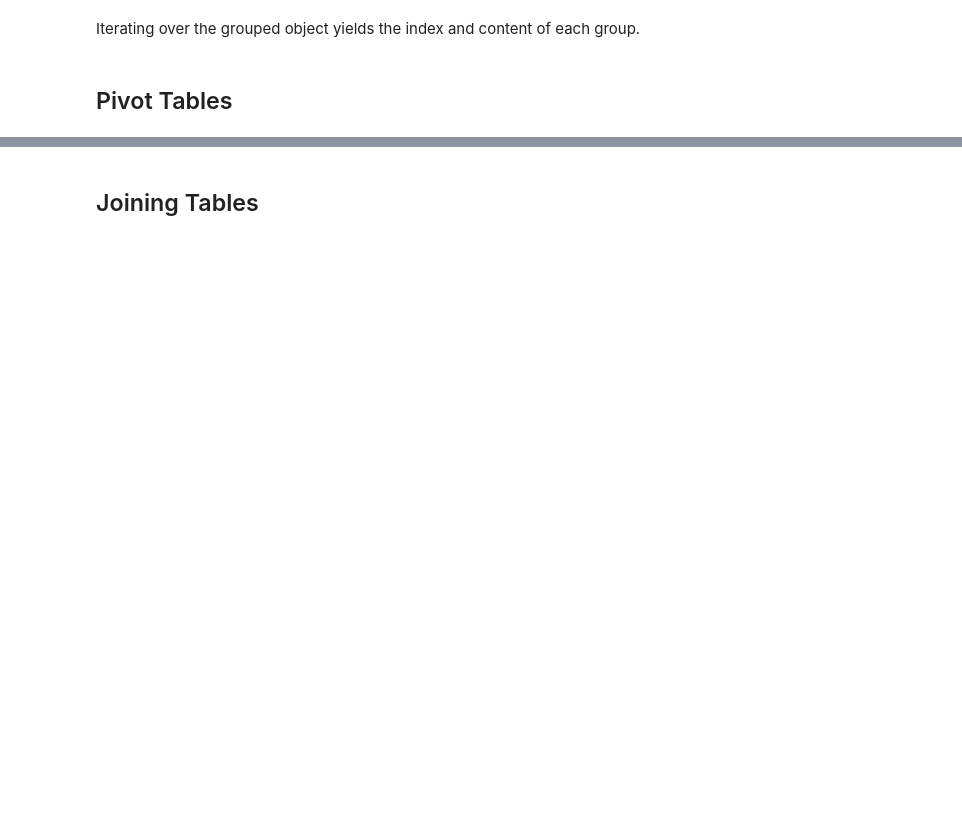
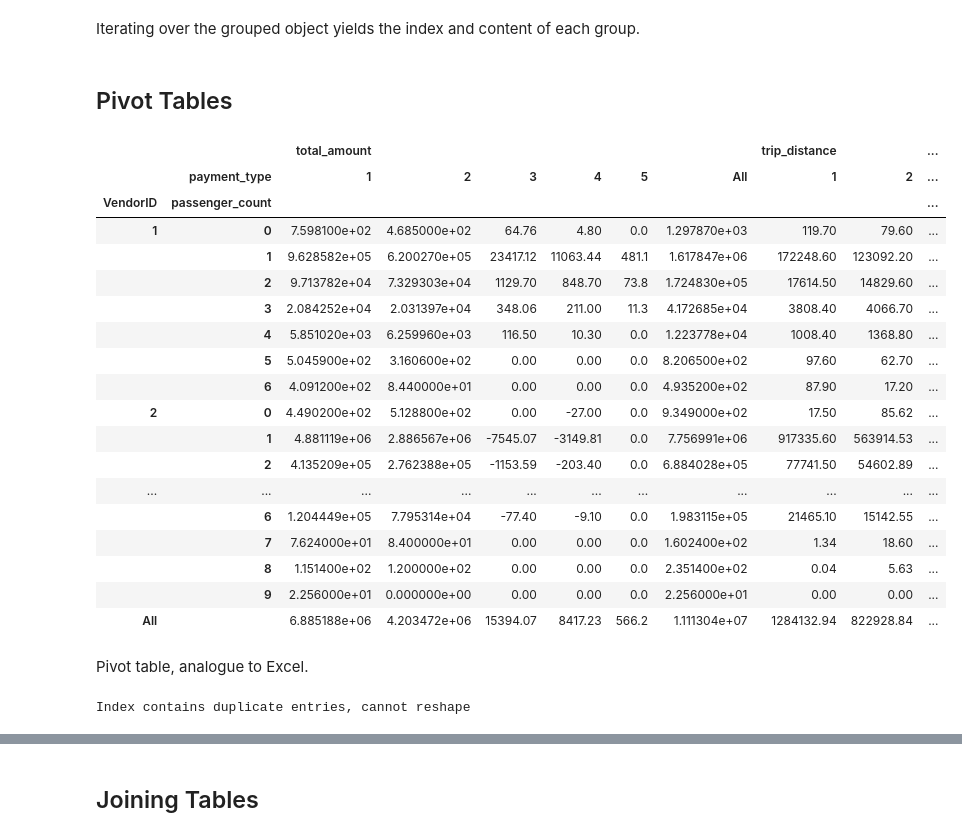
Before and after one commit to lungben/python_tutorial, a Jupyter notebook: notebooks/pandas.ipynb, the cells around one changed output, grey strips where cells are left out. Cells and saved outputs as stored; diff of their text form; code cells hidden in the pictures; blank space fills up the shorter version.

Commit message:
Pandas Pivot added

```diff
--- a/notebooks/pandas.ipynb
+++ b/notebooks/pandas.ipynb
@@ -641,3 +649,43 @@ for idx, df in taxi_grouped:
 Iterating over the grouped object yields the index and content of each group.
 # %% [markdown]
 ## Pivot Tables
+# %%
+df_taxi.pivot_table(index=['VendorID', 'passenger_count'], # y-axis
+                    columns='payment_type', # x-axis
+                    values=['total_amount', 'trip_distance'], # values to be aggregated
+                    aggfunc=np.sum, # aggregation function
+                    margins=True, # displays totals (All)
+                    fill_value=0 # defines what is shown if there is no value for a cell
+                    # (defalt NaN)
+                   )
+# %% [output]
+|  |  | total_amount |  |  |  |  |  | trip_distance |  | ... |
+|  | payment_type | 1 | 2 | 3 | 4 | 5 | All | 1 | 2 | ... |
+| VendorID | passenger_count |  |  |  |  |  |  |  |  | ... |
+| 1 | 0 | 7.598100e+02 | 4.685000e+02 | 64.76 | 4.80 | 0.0 | 1.297870e+03 | 119.70 | 79.60 | ... |
+|  | 1 | 9.628582e+05 | 6.200270e+05 | 23417.12 | 11063.44 | 481.1 | 1.617847e+06 | 172248.60 | 123092.20 | ... |
+|  | 2 | 9.713782e+04 | 7.329303e+04 | 1129.70 | 848.70 | 73.8 | 1.724830e+05 | 17614.50 | 14829.60 | ... |
+|  | 3 | 2.084252e+04 | 2.031397e+04 | 348.06 | 211.00 | 11.3 | 4.172685e+04 | 3808.40 | 4066.70 | ... |
+|  | 4 | 5.851020e+03 | 6.259960e+03 | 116.50 | 10.30 | 0.0 | 1.223778e+04 | 1008.40 | 1368.80 | ... |
+|  | 5 | 5.045900e+02 | 3.160600e+02 | 0.00 | 0.00 | 0.0 | 8.206500e+02 | 97.60 | 62.70 | ... |
+|  | 6 | 4.091200e+02 | 8.440000e+01 | 0.00 | 0.00 | 0.0 | 4.935200e+02 | 87.90 | 17.20 | ... |
+| 2 | 0 | 4.490200e+02 | 5.128800e+02 | 0.00 | -27.00 | 0.0 | 9.349000e+02 | 17.50 | 85.62 | ... |
+|  | 1 | 4.881119e+06 | 2.886567e+06 | -7545.07 | -3149.81 | 0.0 | 7.756991e+06 | 917335.60 | 563914.53 | ... |
+|  | 2 | 4.135209e+05 | 2.762388e+05 | -1153.59 | -203.40 | 0.0 | 6.884028e+05 | 77741.50 | 54602.89 | ... |
+| ... | ... | ... | ... | ... | ... | ... | ... | ... | ... | ... |
+|  | 6 | 1.204449e+05 | 7.795314e+04 | -77.40 | -9.10 | 0.0 | 1.983115e+05 | 21465.10 | 15142.55 | ... |
+|  | 7 | 7.624000e+01 | 8.400000e+01 | 0.00 | 0.00 | 0.0 | 1.602400e+02 | 1.34 | 18.60 | ... |
+|  | 8 | 1.151400e+02 | 1.200000e+02 | 0.00 | 0.00 | 0.0 | 2.351400e+02 | 0.04 | 5.63 | ... |
+|  | 9 | 2.256000e+01 | 0.000000e+00 | 0.00 | 0.00 | 0.0 | 2.256000e+01 | 0.00 | 0.00 | ... |
+| All |  | 6.885188e+06 | 4.203472e+06 | 15394.07 | 8417.23 | 566.2 | 1.111304e+07 | 1284132.94 | 822928.84 | ... |
+# %% [markdown]
+Pivot table, analogue to Excel.
+# %%
+try:
+    df_taxi.pivot(index='VendorID', # y-axis
+              columns='payment_type', # x-axis
+              values='total_amount')
+except ValueError as e:
+    print(e)
+# %% [output]
+Index contains duplicate entries, cannot reshape
```
Also changed, not shown: parts of 14 cells of this notebook.
